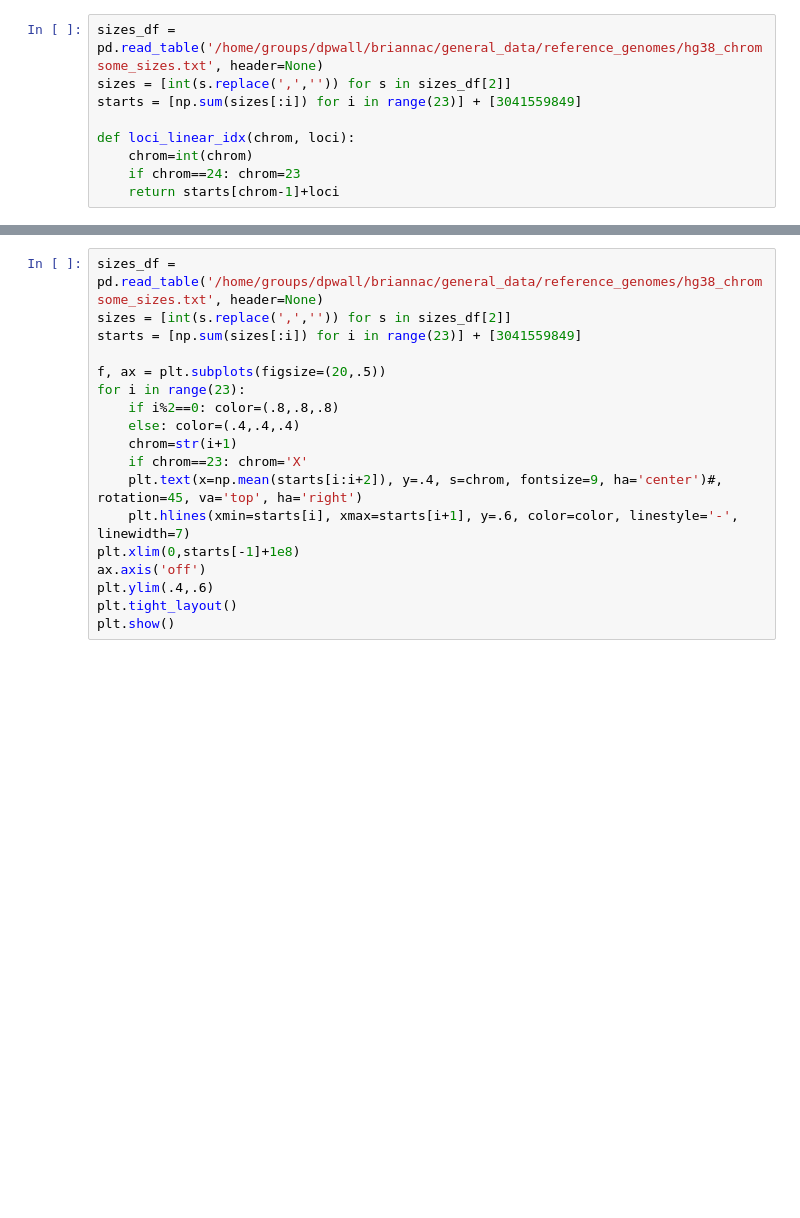
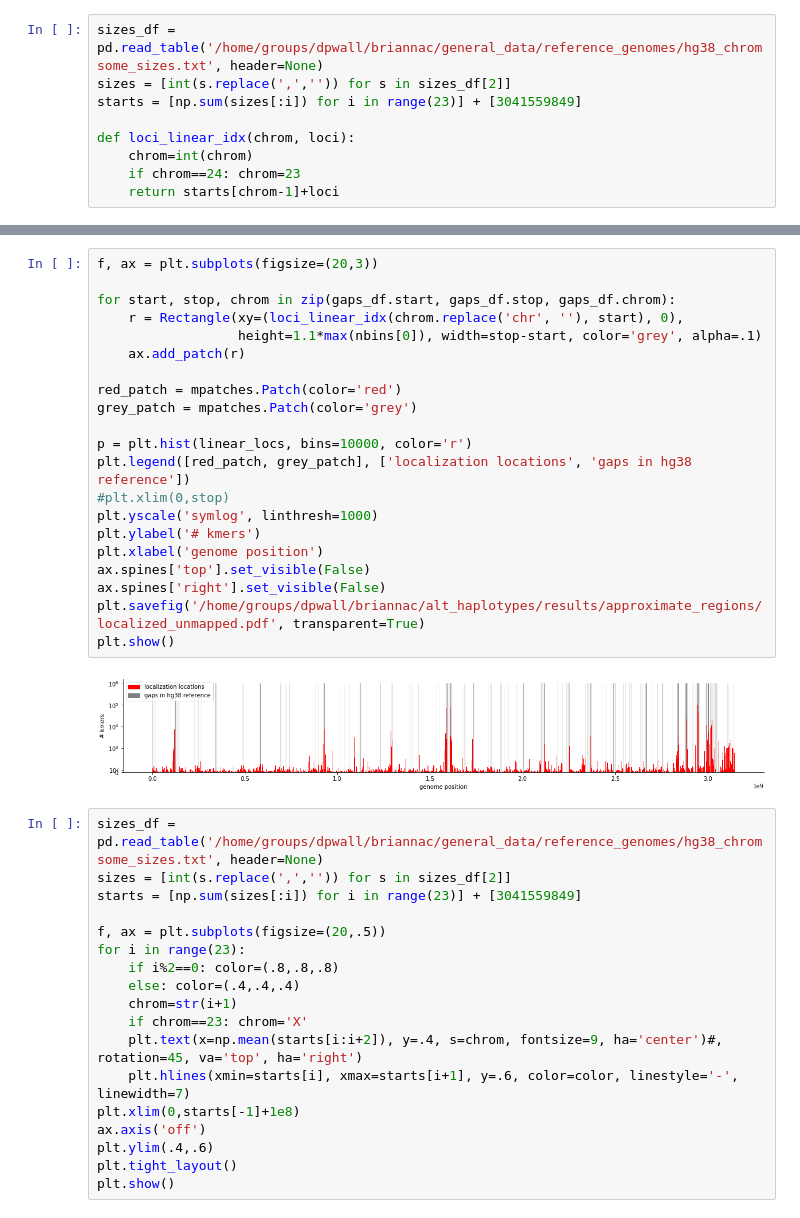
Before and after one commit to briannachrisman/alt_haplotypes, a Jupyter notebook: src/figures/unmapped_kmers_stats.ipynb, the cells around one changed output, grey strips where cells are left out. Saved outputs shown, nothing was run; the diff lists cells and outputs as text; blank space fills up the shorter version.

```diff
--- a/src/figures/unmapped_kmers_stats.ipynb
+++ b/src/figures/unmapped_kmers_stats.ipynb
@@ -57,3 +63,26 @@ plt.show()
+# %%
+f, ax = plt.subplots(figsize=(20,3))
+
+for start, stop, chrom in zip(gaps_df.start, gaps_df.stop, gaps_df.chrom):
+    r = Rectangle(xy=(loci_linear_idx(chrom.replace('chr', ''), start), 0),
+                  height=1.1*max(nbins[0]), width=stop-start, color='grey', alpha=.1)
+    ax.add_patch(r)
+
+red_patch = mpatches.Patch(color='red')
+grey_patch = mpatches.Patch(color='grey')
+
+p = plt.hist(linear_locs, bins=10000, color='r')
+plt.legend([red_patch, grey_patch], ['localization locations', 'gaps in hg38 reference'])
+#plt.xlim(0,stop)
+plt.yscale('symlog', linthresh=1000)
+plt.ylabel('# kmers')
+plt.xlabel('genome position')
+ax.spines['top'].set_visible(False)
+ax.spines['right'].set_visible(False)
+plt.savefig('/home/groups/dpwall/briannac/alt_haplotypes/results/approximate_regions/localized_unmapped.pdf', transparent=True)
+plt.show()
+# %% [output]
+[figure, added]
 # %%
 sizes_df = pd.read_table('/home/groups/dpwall/briannac/general_data/reference_genomes/hg38_chromsome_sizes.txt', header=None)
 sizes = [int(s.replace(',','')) for s in sizes_df[2]]
```
Also changed, not shown: parts of 2 cells of this notebook, 47 other files.
